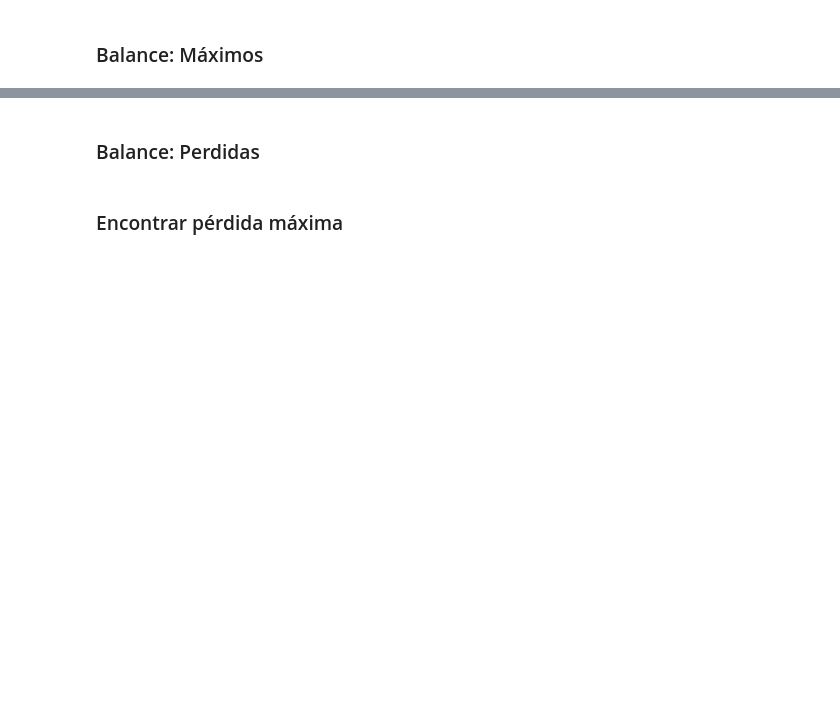
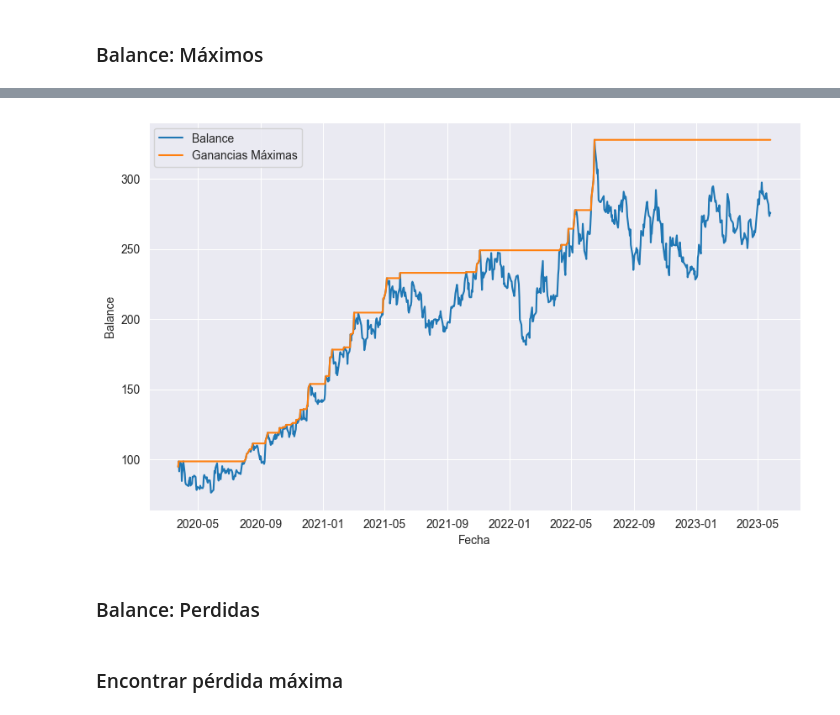
Before and after one commit to carlosdeoncedos/CienciaDatosFinanzas2023_05, a Jupyter notebook: Sesion8_20230605.ipynb, the cells around one changed output, grey strips where cells are left out. Drawn from its saved outputs; the diff is of its cells as text; code cells hidden in the pictures; blank space fills up the shorter version.

```diff
--- a/Sesion8_20230605.ipynb
+++ b/Sesion8_20230605.ipynb
@@ -216,2 +332,5 @@ dtype: float64
 # %% [markdown]
 ### Balance: Máximos
+# %%
+picos = balance.cummax()
+picos
@@ -218,3 +351,14 @@ dtype: float64
+# %%
+fig, ax = plt.subplots(figsize=(10,6))
+
+ax.plot(balance.index, balance, label='Balance')
+ax.plot(picos.index, picos, label='Ganancias Máximas')
+ax.legend()
+
+ax.set_xlabel('Fecha')
+ax.set_ylabel('Balance');
+# %% [output]
+[figure, added]
 # %% [markdown]
 ### Balance: Perdidas
 # %% [markdown]
```
Also changed, not shown: parts of 20 cells of this notebook.
